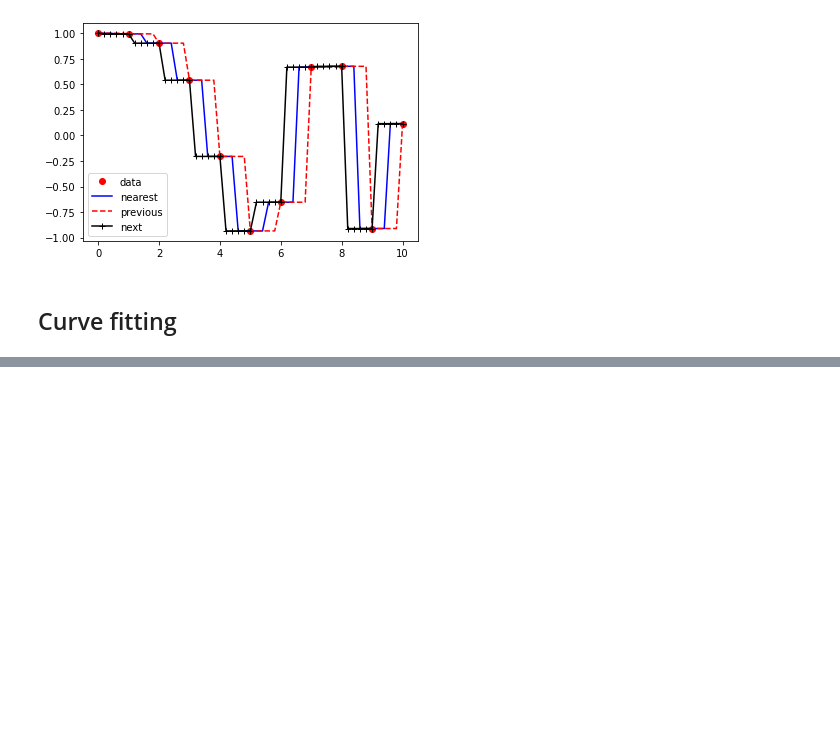
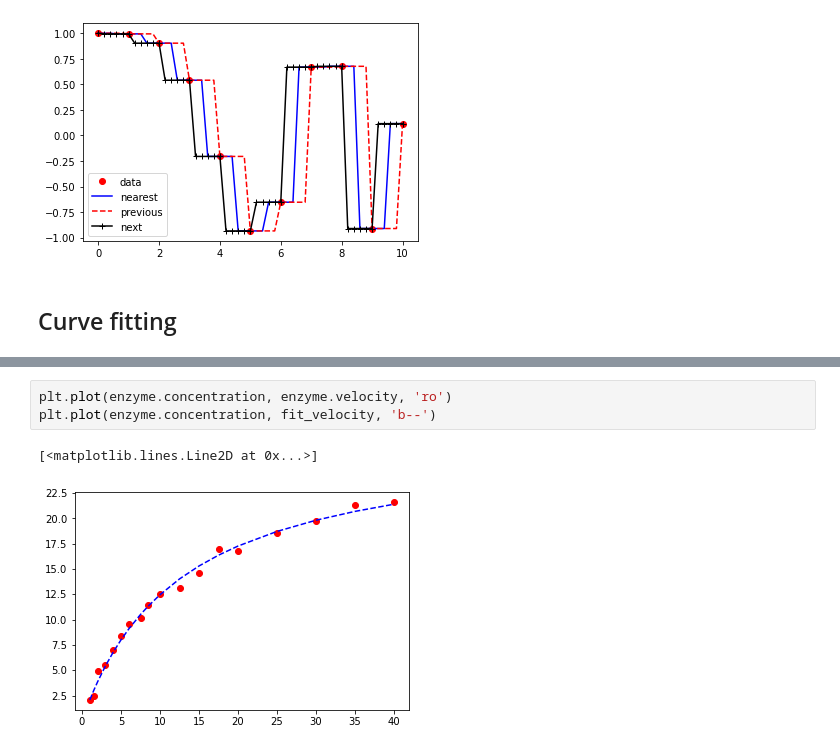
Before and after one commit to timplab/bcmb_bootcamp, a Jupyter notebook: day5/notebooks/fitting.ipynb, the cells around one changed output, grey strips where cells are left out. Cells and saved outputs as stored; diff of their text form; blank space fills up the shorter version.

```diff
--- a/day5/fitting.ipynb
+++ b/day5/notebooks/fitting.ipynb
@@ -147,0 +230,6 @@ We can use `curve_fit` from `scipy.optimize`
+# %%
+plt.plot(enzyme.concentration, enzyme.velocity, 'ro')
+plt.plot(enzyme.concentration, fit_velocity, 'b--')
+# %% [output]
+[<matplotlib.lines.Line2D at 0x...>]
+[figure, added]
```
Also changed, not shown: parts of 30 cells of this notebook, 5 other files.
